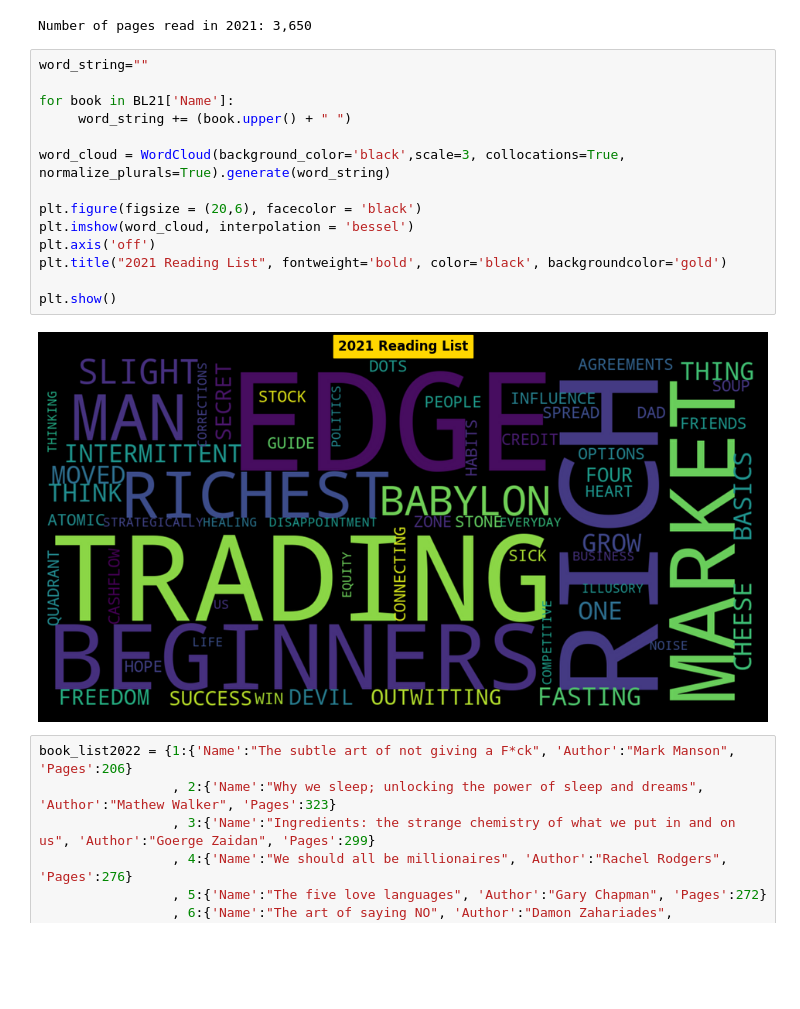
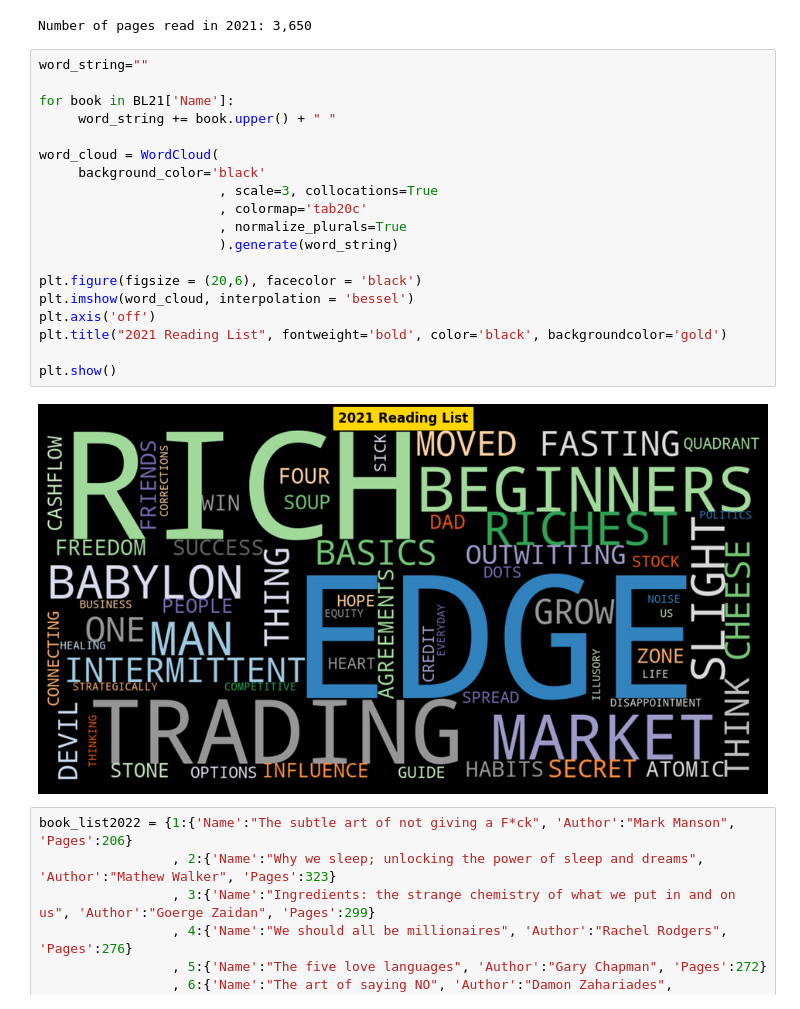
Before and after one commit to Sonya-7/PersonalReadingTrends, a Jupyter notebook: reading-list.ipynb, the cells around one changed output. Cells and saved outputs as stored; diff of their text form; blank space fills up the shorter version.

```diff
--- a/reading-list.ipynb
+++ b/reading-list.ipynb
@@ -55,19 +56,24 @@ Number of pages read in 2021: 3,650
 # %%
 word_string=""
 
 for book in BL21['Name']:
-     word_string += (book.upper() + " ")
+     word_string += book.upper() + " "
 
-word_cloud = WordCloud(background_color='black',scale=3, collocations=True, normalize_plurals=True).generate(word_string)
+word_cloud = WordCloud(
+     background_color='black'
+                       , scale=3, collocations=True
+                       , colormap='tab20c'
+                       , normalize_plurals=True
+                       ).generate(word_string)
 
 plt.figure(figsize = (20,6), facecolor = 'black')
 plt.imshow(word_cloud, interpolation = 'bessel')
 plt.axis('off')
 plt.title("2021 Reading List", fontweight='bold', color='black', backgroundcolor='gold')
 
 plt.show()
 # %% [output]
-[figure, old version]
+[figure, new version]
 # %%
 book_list2022 = {1:{'Name':"The subtle art of not giving a F*ck", 'Author':"Mark Manson", 'Pages':206}
                  , 2:{'Name':"Why we sleep; unlocking the power of sleep and dreams", 'Author':"Mathew Walker", 'Pages':323}
```
Also changed, not shown: parts of 6 cells of this notebook.
